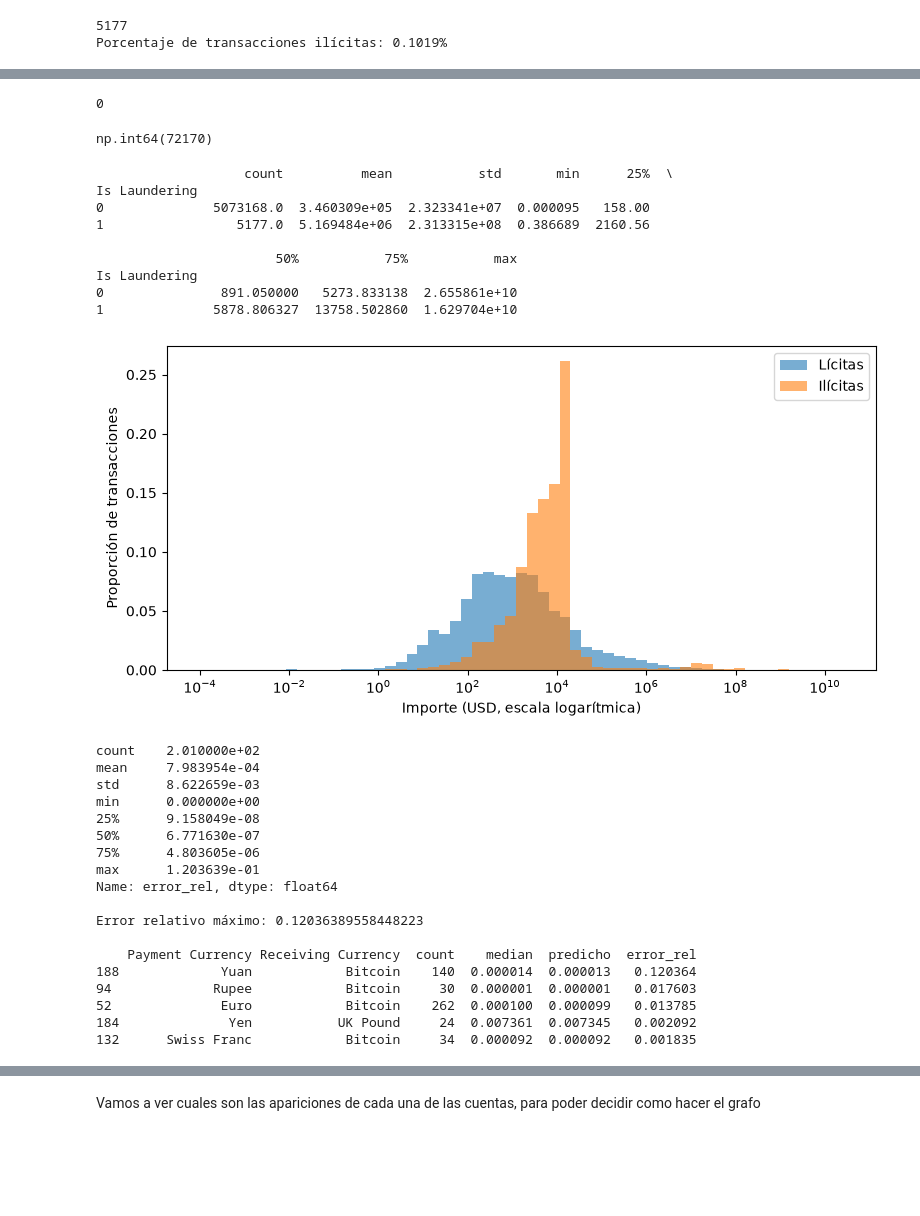
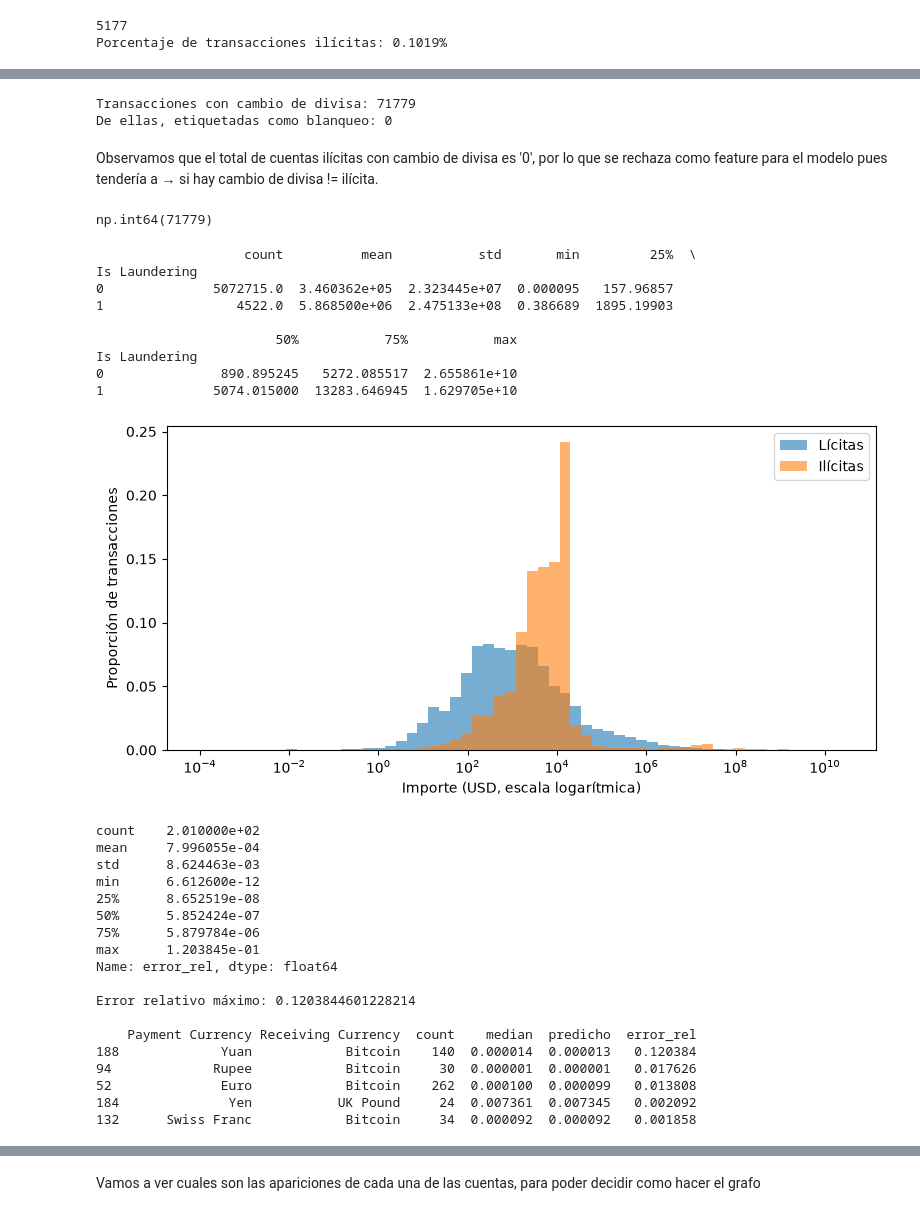
Before and after one commit to acascajo/tfg_gonzalo_manso_de_blas, a Jupyter notebook: notebooks/eda_amlworld.ipynb, the cells around one changed output, grey strips where cells are left out. Cells and saved outputs as stored; diff of their text form; code cells hidden in the pictures; blank space fills up the shorter version.

```diff
--- a/notebooks/eda_amlworld.ipynb
+++ b/notebooks/eda_amlworld.ipynb
@@ -40,5 +45,9 @@ comp_data.columns.to_list()
 # %%
-df = pd.DataFrame(comp_data)
+df = comp_data.copy()
+
+df['Timestamp'] = pd.to_datetime(df['Timestamp'], format='%Y/%m/%d %H:%M')
+df = df.sort_values('Timestamp', kind='stable').reset_index(drop=True)
+
 df
 # %% [output]
 |  | Timestamp | From Bank | Account | To Bank | Account.1 | Amount Received | Receiving Currency | Amount Paid | ... |
@@ -156,0 +195,7 @@ Name: proportion, dtype: float64
+# %%
+TRUNCAR_DIA = 10
+corte = df['Timestamp'].min().normalize() + pd.Timedelta(days=TRUNCAR_DIA)
+n_antes = len(df)
+df = df[df['Timestamp'] < corte].reset_index(drop=True)
+print(f"Truncado: {n_antes} → {len(df)} transacciones "
+      f"({df['Is Laundering'].sum()} ilícitas)")
@@ -403,18 +426,26 @@ ilicitas
 # %%
+ilicitas = df[df['Is Laundering'] == 1].copy()
+
 ilicitas_cambio_div = ilicitas[ilicitas['Cambio_Div'] == True]
 
 ilicitas_cambio_div.shape[0]
+
+print("Transacciones con cambio de divisa:", df['Cambio_Div'].sum())
+print("De ellas, etiquetadas como blanqueo:", ilicitas_cambio_div.shape[0])
 # %% [output]
-0
+Transacciones con cambio de divisa: 71779
+De ellas, etiquetadas como blanqueo: 0
+# %% [markdown]
+Observamos que el total de cuentas ilícitas con cambio de divisa es '0', por lo que se rechaza como feature para el modelo pues tendería a → si hay cambio de divisa != ilícita.
 # %%
 df['Cambio_Div'].sum()
 # %% [output]
-np.int64(72170)
+np.int64(71779)
 # %%
 # 1. Tabla de tipos de cambio a USD (desde las filas que cambian de divisa)
 tipos = (df[df['Cambio_Div']]
-         .groupby(['Payment Currency', 'Receiving Currency'])['ratio']
-         .median())
+         .groupby(['Payment Currency', 'Receiving Currency'])
+         .apply(lambda g: g['Amount Received'].sum() / g['Amount Paid'].sum()))
 
 a_usd = {}
 for (origen, destino), r in tipos.items():
@@ -436,39 +467,39 @@ print(df.groupby('Is Laundering')['amount_usd'].describe())
 
 fig, ax = plt.subplots(figsize=(8, 4))
 
 # Los bins deben cubrir el rango real de los datos, no un rango fijo:
 # con logspace(0, 8) se descartaban en silencio los importes < 1 $ y > 1e8 $.
 todos = df['amount_usd'].dropna()
 bins = np.logspace(np.log10(todos.min()), np.log10(todos.max()), 60)
 
 for etiqueta, nombre in [(0, 'Lícitas'), (1, 'Ilícitas')]:
     datos = df.loc[df['Is Laundering'] == etiqueta, 'amount_usd'].dropna()
     # Se normaliza con weights y no con density=True: con bins logarítmicos,
     # density divide por la anchura lineal del bin, lo que infla artificialmente
     # la parte izquierda del gráfico en varios órdenes de magnitud.
     ax.hist(datos, bins=bins, alpha=0.6, label=nombre,
             weights=np.ones(len(datos)) / len(datos))
 
 ax.set_xscale('log')
 ax.set_xlabel('Importe (USD, escala logarítmica)')
 ax.set_ylabel('Proporción de transacciones')
 ax.legend()
 fig.tight_layout()
 fig.savefig(ROOT / 'results' / 'figures' / 'importes_por_clase.png', dpi=150)
 plt.show()
 
 assert df['amount_usd'].isna().sum() == 0, "hay importes sin convertir a dólares"
 # %% [output]
-                   count          mean           std       min      25%  \
+                   count          mean           std       min         25%  \
 Is Laundering
-0              5073168.0  3.460309e+05  2.323341e+07  0.000095   158.00
-1                 5177.0  5.169484e+06  2.313315e+08  0.386689  2160.56
+0              5072715.0  3.460362e+05  2.323445e+07  0.000095   157.96857
+1                 4522.0  5.868500e+06  2.475133e+08  0.386689  1895.19903
 
                        50%           75%           max
 Is Laundering
-0               891.050000   5273.833138  2.655861e+10
-1              5878.806327  13758.502860  1.629704e+10
+0               890.895245   5272.085517  2.655861e+10
+1              5074.015000  13283.646945  1.629705e+10
-[figure, old version]
+[figure, new version]
 # %%
 coh = tipos_disp.reset_index()      # pasa las divisas de índice a columnas normales
 
@@ -489,21 +520,21 @@ print(coh.sort_values('error_rel', ascending=False)
          .head(5))
 # %% [output]
 count    2.010000e+02
-mean     7.983954e-04
-std      8.622659e-03
-min      0.000000e+00
-25%      9.158049e-08
-50%      6.771630e-07
-75%      4.803605e-06
-max      1.203639e-01
+mean     7.996055e-04
+std      8.624463e-03
+min      6.612600e-12
+25%      8.652519e-08
+50%      5.852424e-07
+75%      5.879784e-06
+max      1.203845e-01
 Name: error_rel, dtype: float64
 
-Error relativo máximo: 0.12036389558448223
+Error relativo máximo: 0.1203844601228214
 
     Payment Currency Receiving Currency  count    median  predicho  error_rel
-188             Yuan            Bitcoin    140  0.000014  0.000013   0.120364
-94             Rupee            Bitcoin     30  0.000001  0.000001   0.017603
-52              Euro            Bitcoin    262  0.000100  0.000099   0.013785
+188             Yuan            Bitcoin    140  0.000014  0.000013   0.120384
+94             Rupee            Bitcoin     30  0.000001  0.000001   0.017626
+52              Euro            Bitcoin    262  0.000100  0.000099   0.013808
 184              Yen           UK Pound     24  0.007361  0.007345   0.002092
-132      Swiss Franc            Bitcoin     34  0.000092  0.000092   0.001835
+132      Swiss Franc            Bitcoin     34  0.000092  0.000092   0.001858
 # %%
```
Also changed, not shown: parts of 77 cells of this notebook, 16 other files.
